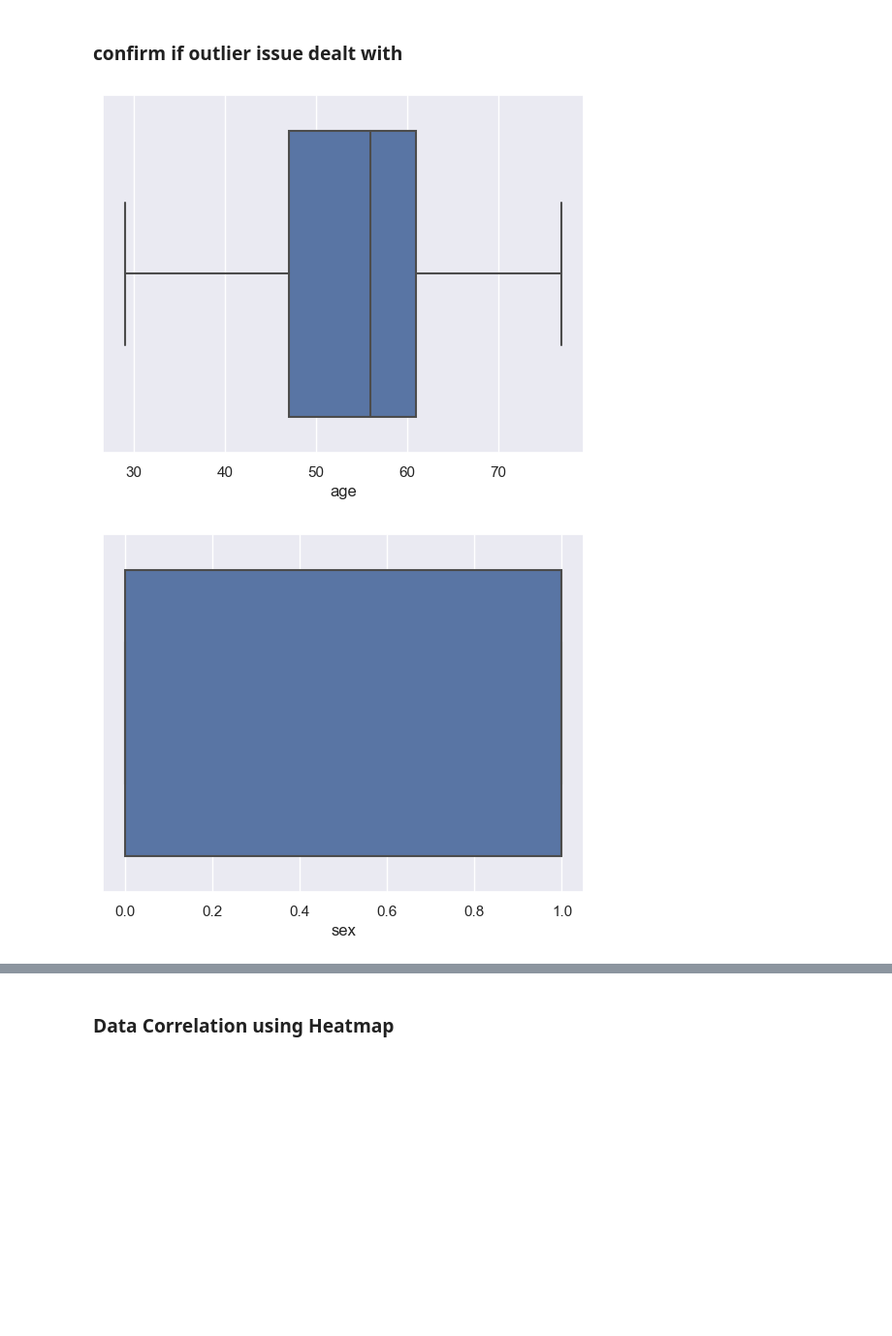
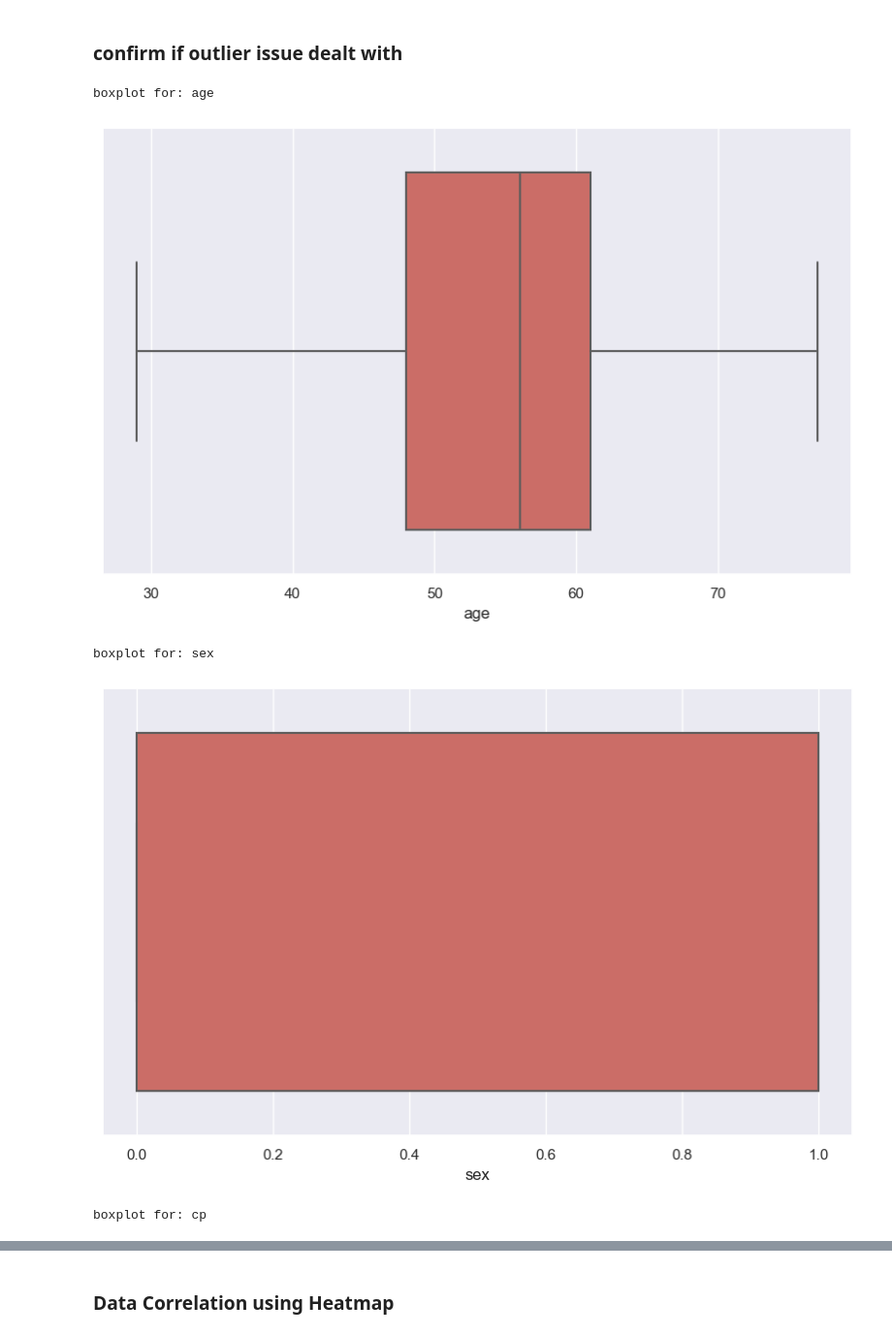
Before and after one commit to bramuelaswani/ML-DL-Related, a Jupyter notebook: Heart Disease Classification.ipynb, the cells around one changed output, grey strips where cells are left out. Shown: that part at 97% size. Drawn from its saved outputs; the diff is of its cells as text; code cells hidden in the pictures; blank space fills up the shorter version.

```diff
--- a/Heart Disease Classification.ipynb
+++ b/Heart Disease Classification.ipynb
@@ -130,9 +132,20 @@ data_clean.shape
 ### confirm if outlier issue dealt with
 # %%
 num=data_clean.select_dtypes(exclude='object')
-for i in num.columns:
-    sns.boxplot(data=num,x=i)
+# for i in num.columns:
+#     sns.boxplot(data=num,x=i)
+#    plt.show()
+
+for i in df:
+    plt.figure(figsize=[10,6],)
+    print('boxplot for:', i)
+    sns.boxplot(df[i], data = num, palette = 'hls')
+    plt.xticks(rotation = 0)
     plt.show()
+    print('\n')
 # %% [output]
+boxplot for: age
-[figure, old version]
+[figure, new version]
+boxplot for: sex
-[figure, old version]
+[figure, new version]
+boxplot for: cp
```
Also changed, not shown: parts of 2 cells of this notebook.
